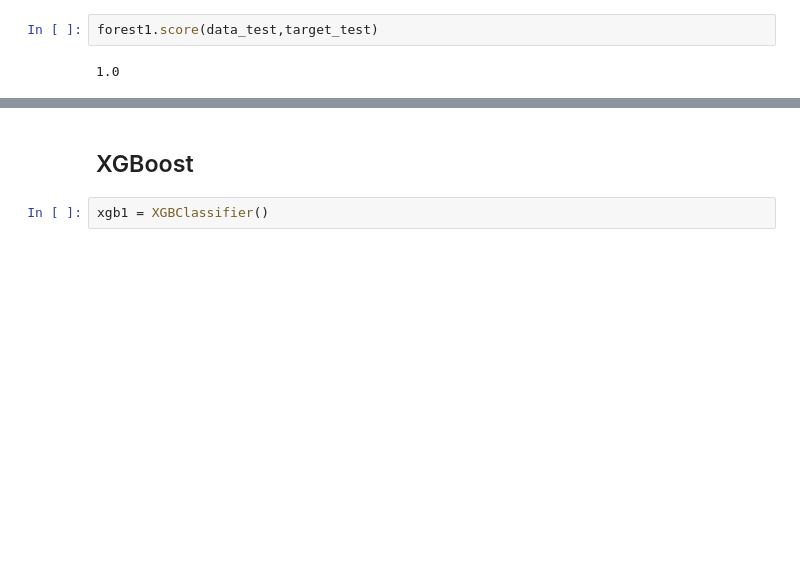
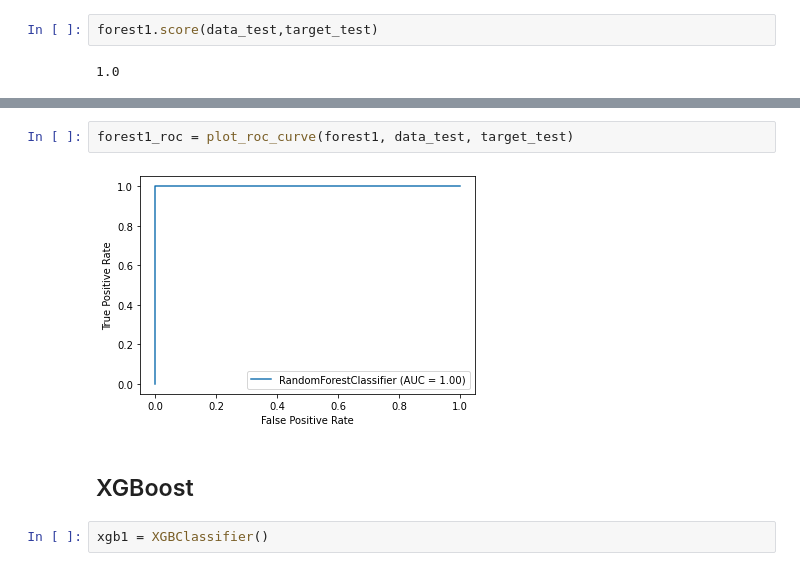
Before and after one commit to mattlegro/MDD-Classification-Project, a Jupyter notebook: modelling.ipynb, the cells around one changed output, grey strips where cells are left out. Saved outputs shown, nothing was run; the diff lists cells and outputs as text; blank space fills up the shorter version.

```diff
--- a/modelling.ipynb
+++ b/modelling.ipynb
@@ -140,3 +159,7 @@ tree.plot_tree(forest1.estimators_[1],feature_names = predictors.columns, filled
+# %%
+forest1_roc = plot_roc_curve(forest1, data_test, target_test)
+# %% [output]
+[figure, added]
 # %% [markdown]
 ## XGBoost
 # %%
```
Also changed, not shown: parts of 23 cells of this notebook.
